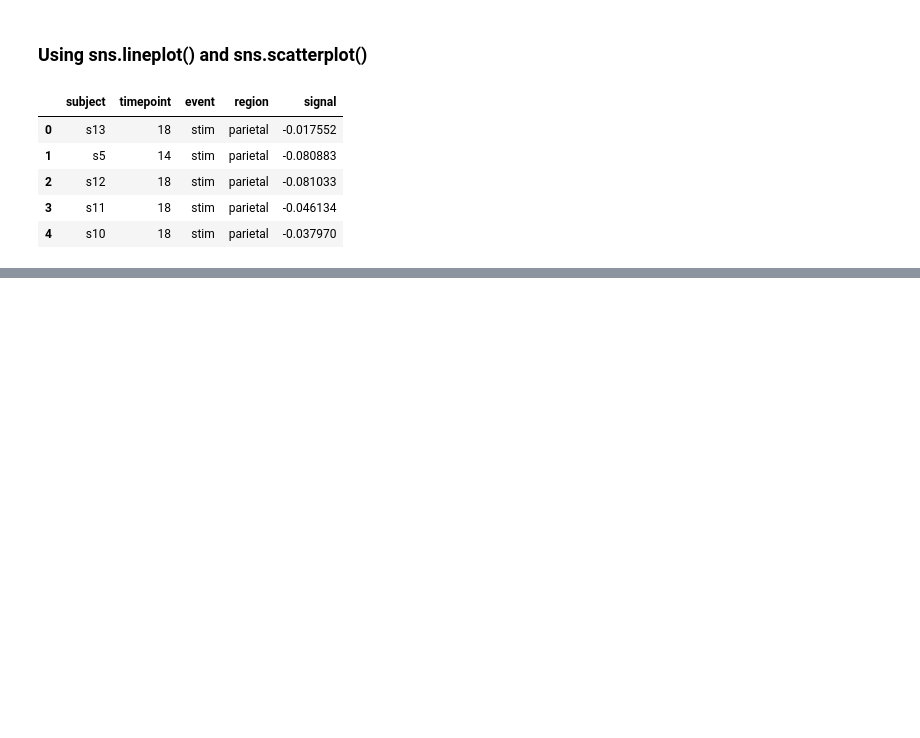
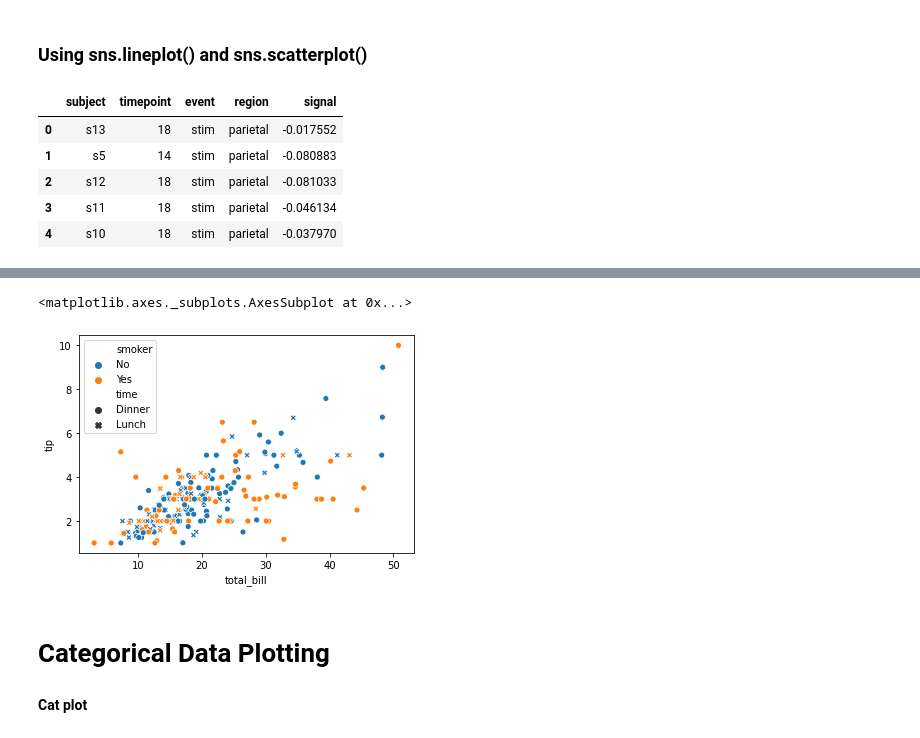
Before and after one commit to fw9228/Data-Visualization, a Jupyter notebook: Data Visualization using Seaborn .ipynb, the cells around one changed output, grey strips where cells are left out. Saved outputs shown, nothing was run; the diff lists cells and outputs as text; code cells hidden in the pictures; blank space fills up the shorter version.

```diff
--- a/Data Visualization using Seaborn .ipynb
+++ b/Data Visualization using Seaborn .ipynb
@@ -324,0 +349,9 @@ fmri_data.head()
+# %%
+sns.scatterplot(x = 'total_bill', y = 'tip', data = tips_data, hue = 'smoker', style = 'time')
+# %% [output]
+<matplotlib.axes._subplots.AxesSubplot at 0x...>
+[figure, added]
+# %% [markdown]
+# Categorical Data Plotting
+# %% [markdown]
+**Cat plot**
```
Also changed, not shown: parts of 66 cells of this notebook.
